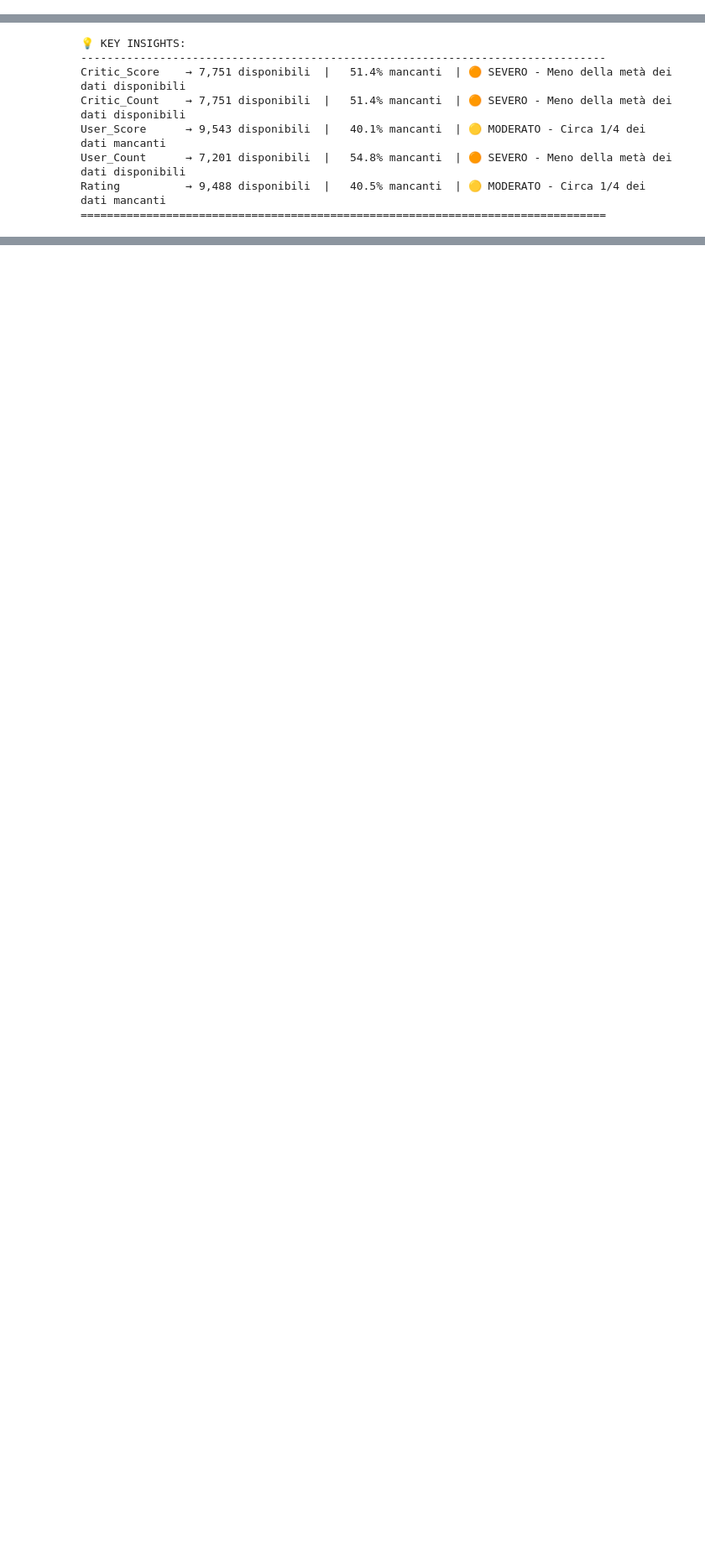
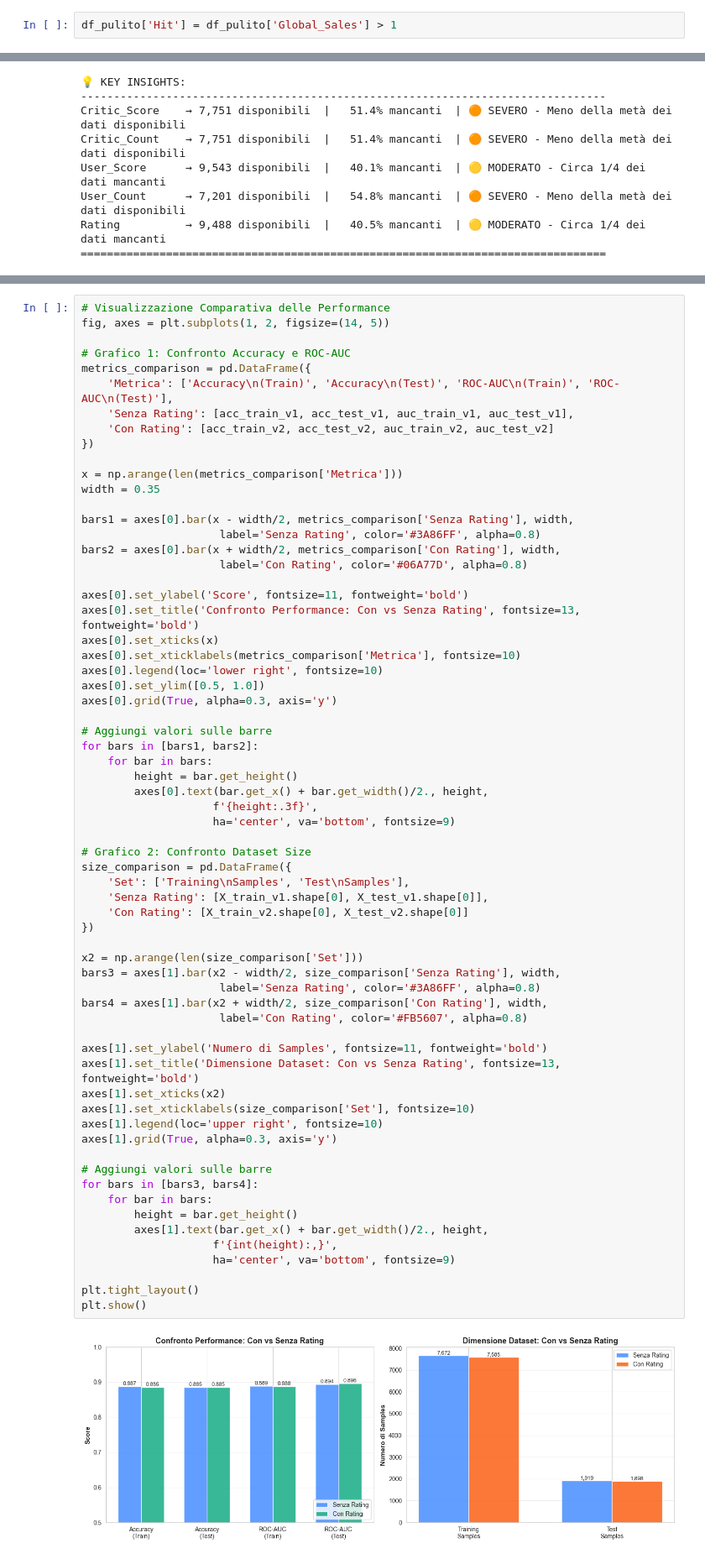
Before and after one commit to LorenzoAnogITSAR/esame_dva, a Jupyter notebook: analisi2.ipynb, the cells around one changed output, grey strips where cells are left out. Shown at 84% size. Saved outputs shown, nothing was run; the diff lists cells and outputs as text; blank space fills up the shorter version.

```diff
--- a/analisi2.ipynb
+++ b/analisi2.ipynb
@@ -20,3 +20,5 @@ df
 16719 rows × 16 columns
 # %%
 df_pulito = df[df['Year_of_Release'] <= 2015]  # Includi tutti i dati fino al 2015 (pre-2000 inclusi)
+# %%
+df_pulito['Hit'] = df_pulito['Global_Sales'] > 1
@@ -362,0 +1057,67 @@ Rating          → 9,488 disponibili  |   40.5% mancanti  | 🟡 MODERATO - Cir
+# %%
+# Visualizzazione Comparativa delle Performance
+fig, axes = plt.subplots(1, 2, figsize=(14, 5))
+
+# Grafico 1: Confronto Accuracy e ROC-AUC
+metrics_comparison = pd.DataFrame({
+    'Metrica': ['Accuracy\n(Train)', 'Accuracy\n(Test)', 'ROC-AUC\n(Train)', 'ROC-AUC\n(Test)'],
+    'Senza Rating': [acc_train_v1, acc_test_v1, auc_train_v1, auc_test_v1],
+    'Con Rating': [acc_train_v2, acc_test_v2, auc_train_v2, auc_test_v2]
+})
+
+x = np.arange(len(metrics_comparison['Metrica']))
+width = 0.35
+
+bars1 = axes[0].bar(x - width/2, metrics_comparison['Senza Rating'], width,
+                     label='Senza Rating', color='#3A86FF', alpha=0.8)
+bars2 = axes[0].bar(x + width/2, metrics_comparison['Con Rating'], width,
+                     label='Con Rating', color='#06A77D', alpha=0.8)
+
+axes[0].set_ylabel('Score', fontsize=11, fontweight='bold')
+axes[0].set_title('Confronto Performance: Con vs Senza Rating', fontsize=13, fontweight='bold')
+axes[0].set_xticks(x)
+axes[0].set_xticklabels(metrics_comparison['Metrica'], fontsize=10)
+axes[0].legend(loc='lower right', fontsize=10)
+axes[0].set_ylim([0.5, 1.0])
+axes[0].grid(True, alpha=0.3, axis='y')
+
+# Aggiungi valori sulle barre
+for bars in [bars1, bars2]:
+    for bar in bars:
+        height = bar.get_height()
+        axes[0].text(bar.get_x() + bar.get_width()/2., height,
+                    f'{height:.3f}',
+                    ha='center', va='bottom', fontsize=9)
+
+# Grafico 2: Confronto Dataset Size
+size_comparison = pd.DataFrame({
+    'Set': ['Training\nSamples', 'Test\nSamples'],
+    'Senza Rating': [X_train_v1.shape[0], X_test_v1.shape[0]],
+    'Con Rating': [X_train_v2.shape[0], X_test_v2.shape[0]]
+})
+
+x2 = np.arange(len(size_comparison['Set']))
+bars3 = axes[1].bar(x2 - width/2, size_comparison['Senza Rating'], width,
+                     label='Senza Rating', color='#3A86FF', alpha=0.8)
+bars4 = axes[1].bar(x2 + width/2, size_comparison['Con Rating'], width,
+                     label='Con Rating', color='#FB5607', alpha=0.8)
+
+axes[1].set_ylabel('Numero di Samples', fontsize=11, fontweight='bold')
+axes[1].set_title('Dimensione Dataset: Con vs Senza Rating', fontsize=13, fontweight='bold')
+axes[1].set_xticks(x2)
+axes[1].set_xticklabels(size_comparison['Set'], fontsize=10)
+axes[1].legend(loc='upper right', fontsize=10)
+axes[1].grid(True, alpha=0.3, axis='y')
+
+# Aggiungi valori sulle barre
+for bars in [bars3, bars4]:
+    for bar in bars:
+        height = bar.get_height()
+        axes[1].text(bar.get_x() + bar.get_width()/2., height,
+                    f'{int(height):,}',
+                    ha='center', va='bottom', fontsize=9)
+
+plt.tight_layout()
+plt.show()
+# %% [output]
+[figure, added]
```
Also changed, not shown: parts of 14 cells of this notebook, 1 other file.
